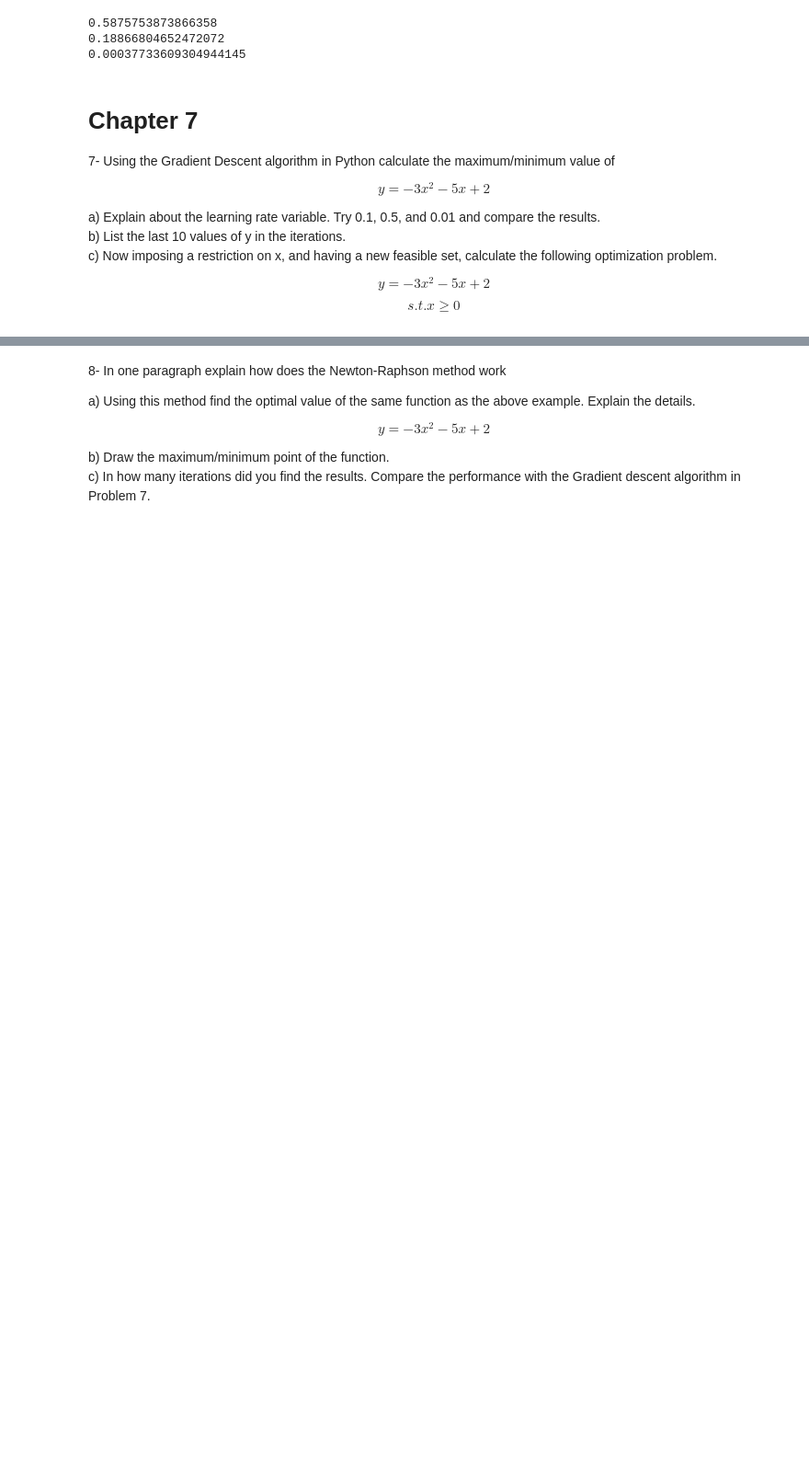
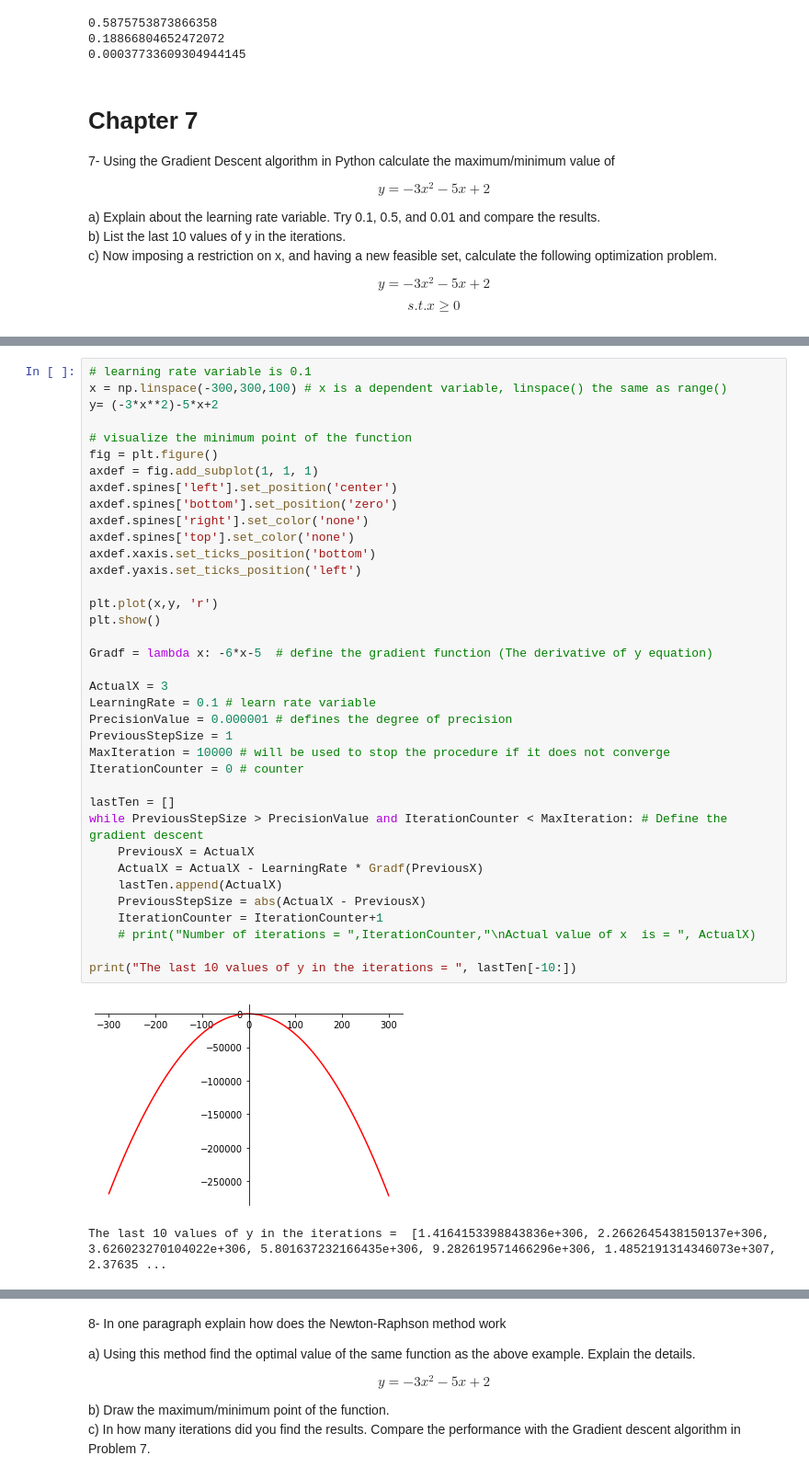
Before and after one commit to twyunting/CSC-632_Intro-to-Simulation-and-Modeling, a Jupyter notebook: homeworks/hw2/CSC-632 HW2_Coding_Yunting Chiu.ipynb, the cells around one changed output, grey strips where cells are left out. Shown at 92% size. Drawn from its saved outputs; the diff is of its cells as text; blank space fills up the shorter version.

```diff
--- a/homeworks/hw2/CSC-632 HW2_Coding_Yunting Chiu.ipynb
+++ b/homeworks/hw2/CSC-632 HW2_Coding_Yunting Chiu.ipynb
@@ -630,0 +681,40 @@ $$𝑠.𝑡.𝑥 ≥0$$
+# %%
+# learning rate variable is 0.1
+x = np.linspace(-300,300,100) # x is a dependent variable, linspace() the same as range()
+y= (-3*x**2)-5*x+2
+
+# visualize the minimum point of the function
+fig = plt.figure()
+axdef = fig.add_subplot(1, 1, 1)
+axdef.spines['left'].set_position('center')
+axdef.spines['bottom'].set_position('zero')
+axdef.spines['right'].set_color('none')
+axdef.spines['top'].set_color('none')
+axdef.xaxis.set_ticks_position('bottom')
+axdef.yaxis.set_ticks_position('left')
+
+plt.plot(x,y, 'r')
+plt.show()
+
+Gradf = lambda x: -6*x-5  # define the gradient function (The derivative of y equation)
+
+ActualX = 3
+LearningRate = 0.1 # learn rate variable
+PrecisionValue = 0.000001 # defines the degree of precision
+PreviousStepSize = 1
+MaxIteration = 10000 # will be used to stop the procedure if it does not converge
+IterationCounter = 0 # counter
+
+lastTen = []
+while PreviousStepSize > PrecisionValue and IterationCounter < MaxIteration: # Define the gradient descent
+    PreviousX = ActualX
+    ActualX = ActualX - LearningRate * Gradf(PreviousX)
+    lastTen.append(ActualX)
+    PreviousStepSize = abs(ActualX - PreviousX)
+    IterationCounter = IterationCounter+1
+    # print("Number of iterations = ",IterationCounter,"\nActual value of x  is = ", ActualX)
+
+print("The last 10 values of y in the iterations = ", lastTen[-10:])
+# %% [output]
+[figure, added]
+The last 10 values of y in the iterations =  [1.4164153398843836e+306, 2.2662645438150137e+306, 3.626023270104022e+306, 5.801637232166435e+306, 9.282619571466296e+306, 1.4852191314346073e+307, 2.37635 ...
```
Also changed, not shown: parts of 14 cells of this notebook.
